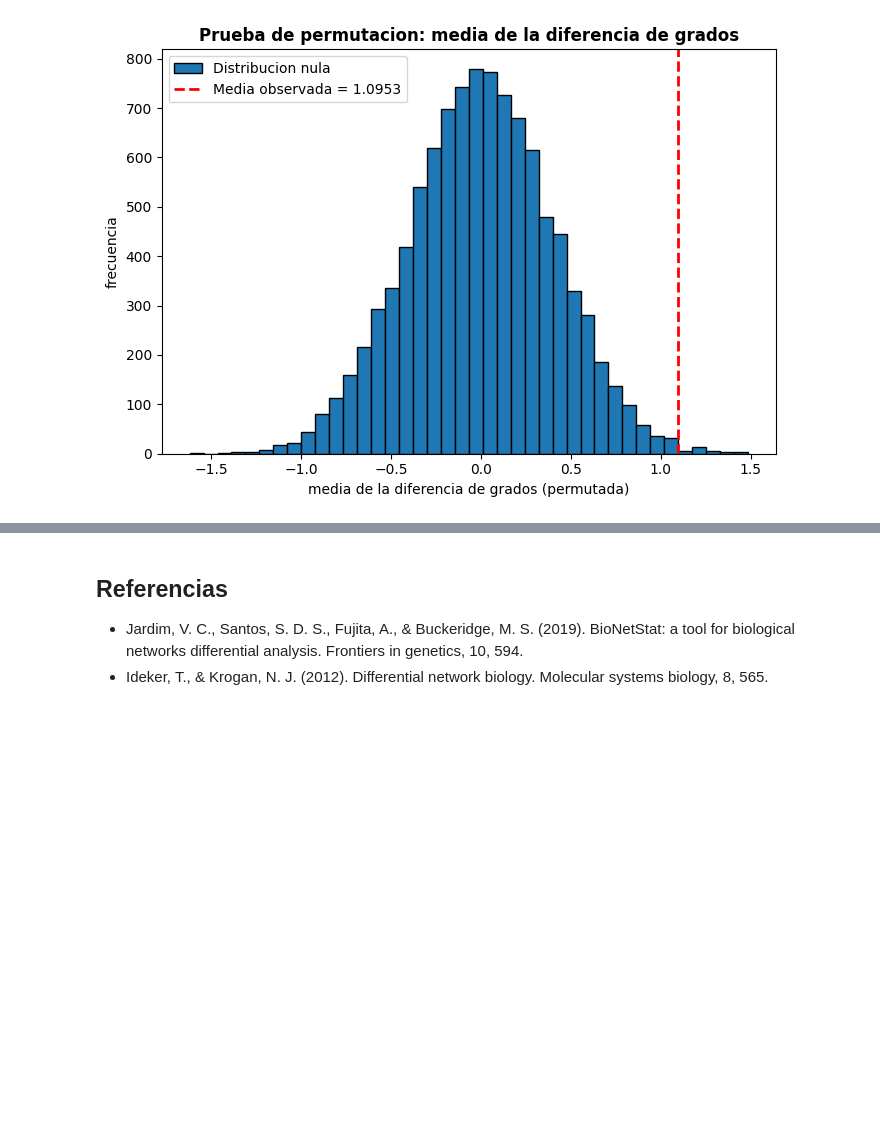
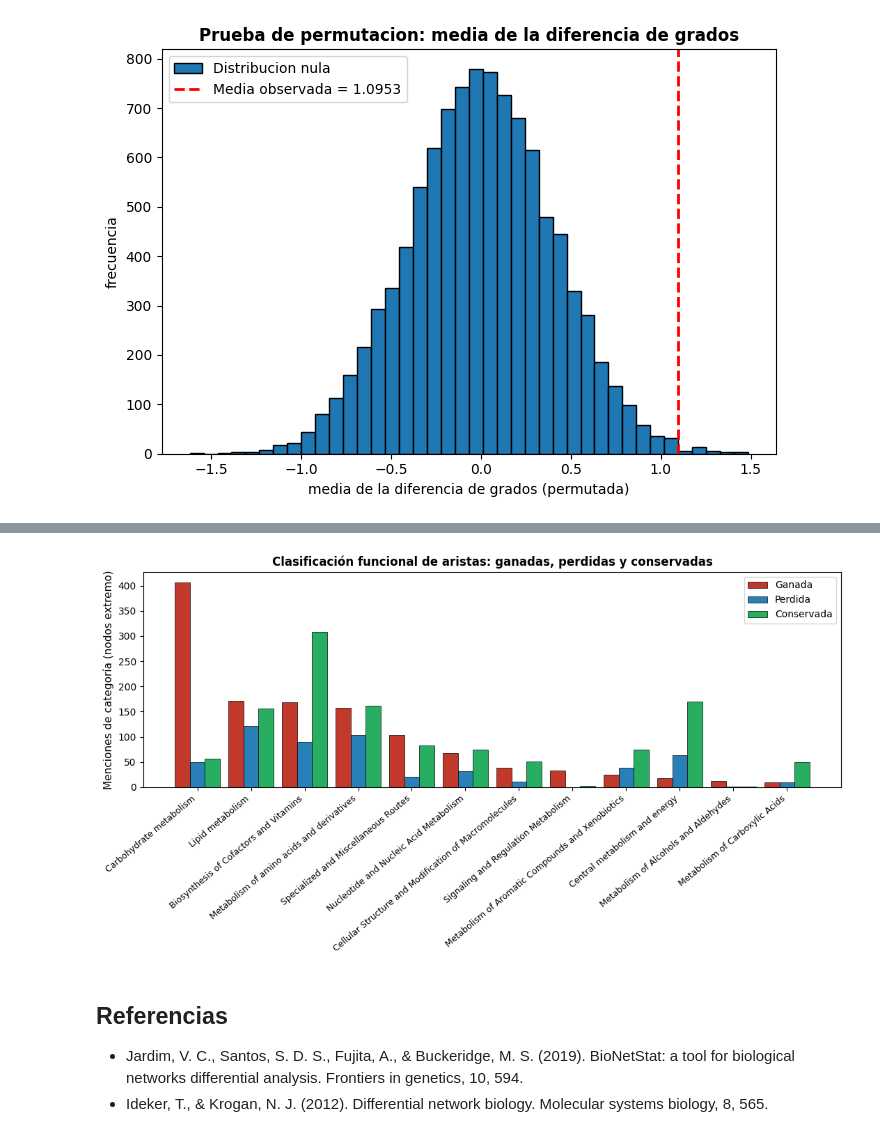
Before and after one commit to rubal501/redes-metagenomica, a Jupyter notebook: analisis.ipynb, the cells around one changed output, grey strips where cells are left out. Drawn from its saved outputs; the diff is of its cells as text; code cells hidden in the pictures; blank space fills up the shorter version.

```diff
--- a/analisis.ipynb
+++ b/analisis.ipynb
@@ -334,3 +521,24 @@ p-value (10,000 permutaciones)    : 0.0067
+# %%
+
+fig, ax = plt.subplots(figsize=(11, 6))
+x = np.arange(len(pivot))
+width = 0.28
+
+ax.bar(x - width, pivot["Ganada"],    width, label="Ganada",    color="#c0392b", edgecolor="black", linewidth=0.5)
+ax.bar(x,         pivot["Perdida"],   width, label="Perdida",   color="#2980b9", edgecolor="black", linewidth=0.5)
+ax.bar(x + width, pivot["Conservada"],width, label="Conservada",color="#27ae60", edgecolor="black", linewidth=0.5)
+
+ax.set_xticks(x)
+ax.set_xticklabels(pivot.index, rotation=40, ha="right", fontsize=9)
+ax.set_ylabel("Menciones de categoría (nodos extremo)", fontsize=11)
+ax.set_title("Clasificación funcional de aristas: ganadas, perdidas y conservadas",
+             fontweight="bold")
+ax.legend()
+plt.tight_layout()
+plt.savefig("aristas_funcionales_por_categoria.svg")
+plt.show()
+# %% [output]
+[figure, added]
 # %% [markdown]
 ## Referencias
 
```
Also changed, not shown: parts of 11 cells of this notebook, 3 other files.
